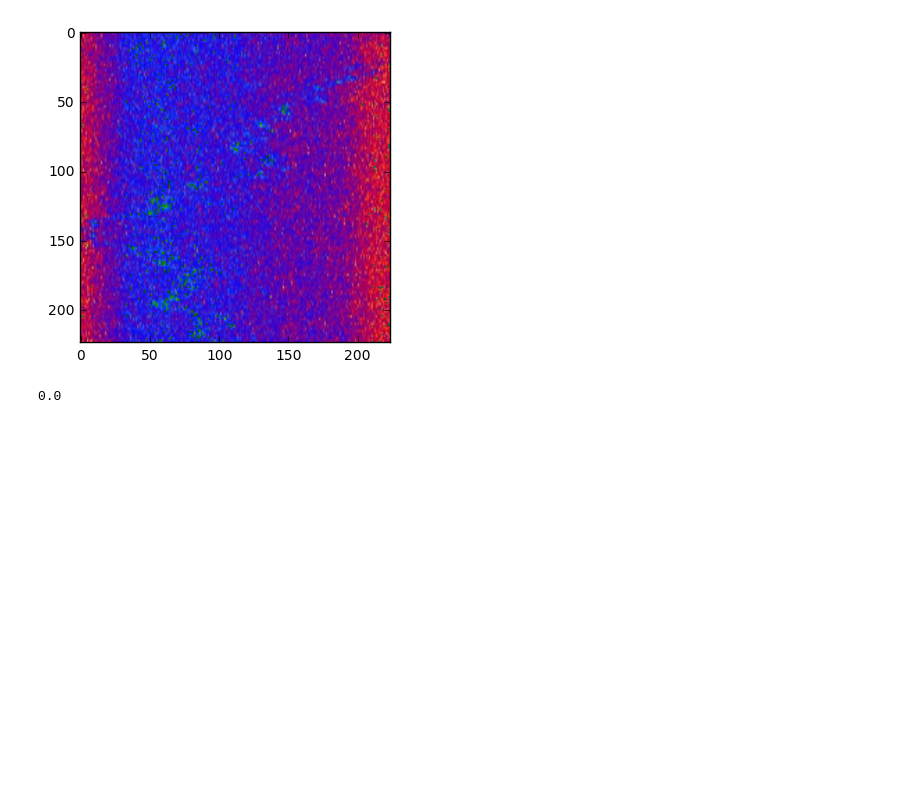
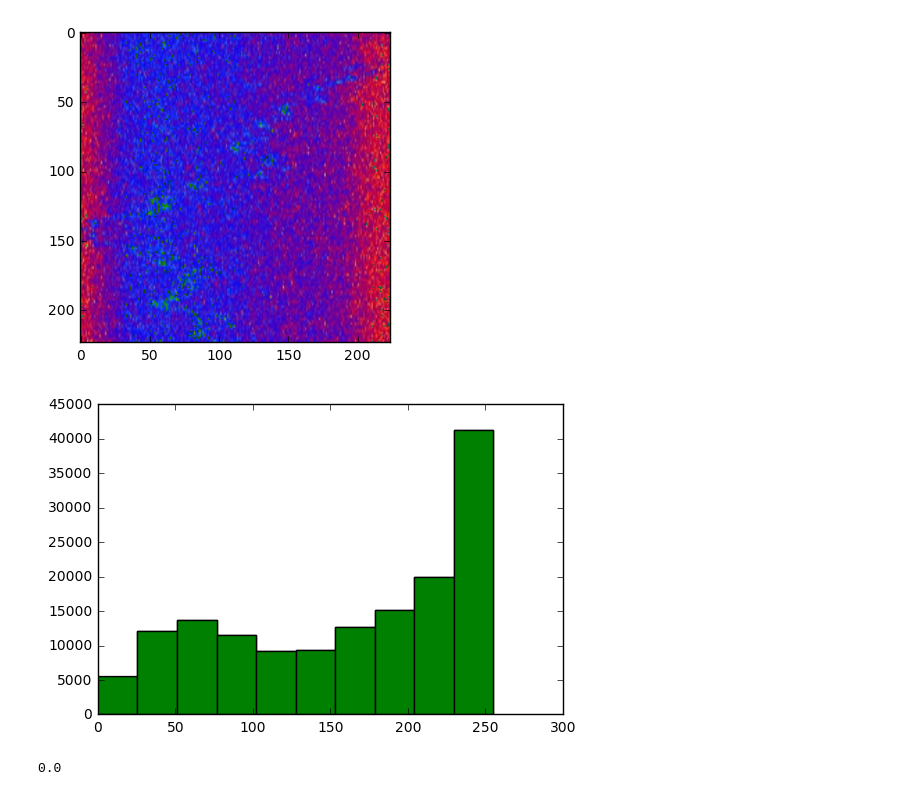
Before and after one commit to akashmjn/cs341-ibm-seti, a Jupyter notebook: Guoli/Guoli-activations-models.ipynb, the cells around one changed output. Drawn from its saved outputs; the diff is of its cells as text; code cells hidden in the pictures; blank space fills up the shorter version.

```diff
--- a/activations-models.ipynb
+++ b/Guoli/Guoli-activations-models.ipynb
@@ -702,6 +600,11 @@ plt.imshow(test)
 plt.show()
 # %% [output]
 [figure]
+# %%
+plt.hist(test.flatten())
+plt.show()
+# %% [output]
+[figure, added]
 # %%
 np.min(test)
 # %% [output]
```
Also changed, not shown: parts of 19 cells of this notebook, 14 other files.
